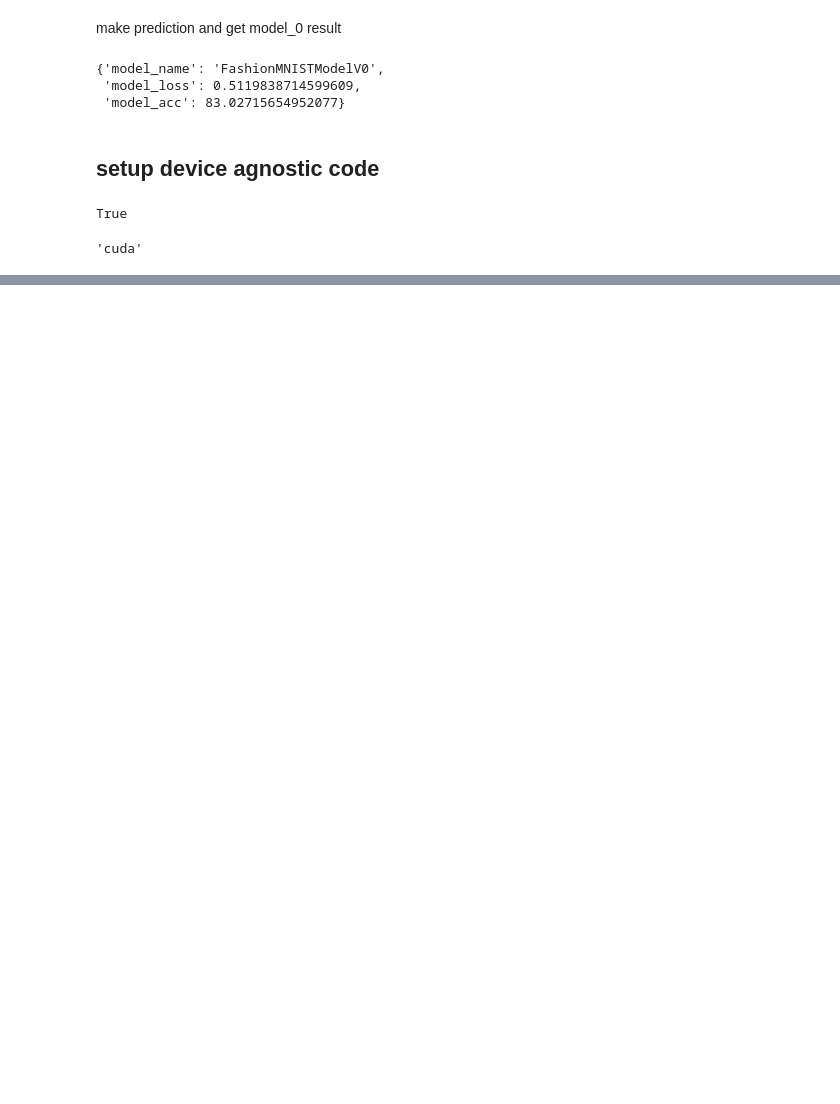
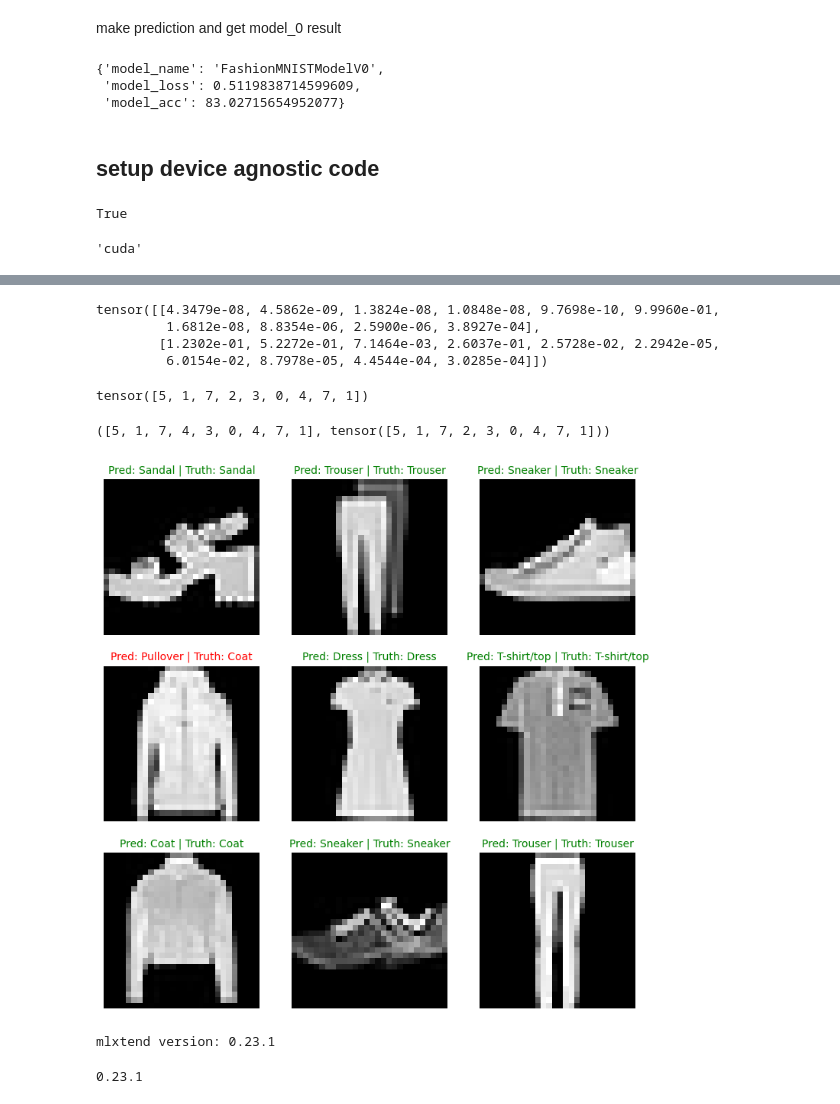
Before and after one commit to worldofaryavart/colab_notebooks, a Jupyter notebook: computervision.ipynb, the cells around one changed output, grey strips where cells are left out. Drawn from its saved outputs; the diff is of its cells as text; code cells hidden in the pictures; blank space fills up the shorter version.

```diff
--- a/computervision.ipynb
+++ b/computervision.ipynb
@@ -423,0 +413,5 @@ device(type='cuda', index=0)
+# %%
+from helper_functions import accuracy_fn
+loss_fn = nn.CrossEntropyLoss()
+optimizer = torch.optim.SGD(params=model_1.parameters(),
+                            lr=0.1)
@@ -423,0 +917,51 @@ device(type='cuda', index=0)
+# %%
+# Make predictions on test samples with model 2
+pred_probs= make_predictions(model=model_2,
+                             data=test_samples)
+
+# View first two prediction probabilities list
+pred_probs[:2]
+# %% [output]
+tensor([[4.3479e-08, 4.5862e-09, 1.3824e-08, 1.0848e-08, 9.7698e-10, 9.9960e-01,
+         1.6812e-08, 8.8354e-06, 2.5900e-06, 3.8927e-04],
+        [1.2302e-01, 5.2272e-01, 7.1464e-03, 2.6037e-01, 2.5728e-02, 2.2942e-05,
+         6.0154e-02, 8.7978e-05, 4.4544e-04, 3.0285e-04]])
+# %%
+# Turn the prediction probabilities into prediction labels by taking the argmax()
+pred_classes = pred_probs.argmax(dim=1)
+pred_classes
+# %% [output]
+tensor([5, 1, 7, 2, 3, 0, 4, 7, 1])
+# %%
+test_labels, pred_classes
+# %% [output]
+([5, 1, 7, 4, 3, 0, 4, 7, 1], tensor([5, 1, 7, 2, 3, 0, 4, 7, 1]))
+# %%
+# Plot predictions
+plt.figure(figsize=(9, 9))
+nrows = 3
+ncols = 3
+for i, sample in enumerate(test_samples):
+  # Create a subplot
+  plt.subplot(nrows, ncols, i+1)
+
+  # Plot the target image
+  plt.imshow(sample.squeeze(), cmap="gray")
+
+  # Find the prediction label (in text form, e.g. "Sandal")
+  pred_label = class_names[pred_classes[i]]
+
+  # Get the truth label (in text form, e.g. "T-shirt")
+  truth_label = class_names[test_labels[i]]
+
+  # Create the title text of the plot
+  title_text = f"Pred: {pred_label} | Truth: {truth_label}"
+
+  # Check for equality and change title colour accordingly
+  if pred_label == truth_label:
+      plt.title(title_text, fontsize=10, c="g") # green text if correct
+  else:
+      plt.title(title_text, fontsize=10, c="r") # red text if wrong
+  plt.axis(False);
+# %% [output]
+[figure, added]
@@ -423,0 +987,19 @@ device(type='cuda', index=0)
+# %%
+# See if torchmetrics exists, if not, install it
+try:
+    import torchmetrics, mlxtend
+    print(f"mlxtend version: {mlxtend.__version__}")
+    assert int(mlxtend.__version__.split(".")[1]) >= 19, "mlxtend verison should be 0.19.0 or higher"
+except:
+    !pip install -q torchmetrics -U mlxtend # <- Note: If you're using Google Colab, this may require restarting the runtime
+    import torchmetrics, mlxtend
+    print(f"mlxtend version: {mlxtend.__version__}")
+# %% [output]
+mlxtend version: 0.23.1
+# %%
+# Import mlxtend upgraded version
+import mlxtend
+print(mlxtend.__version__)
+assert int(mlxtend.__version__.split(".")[1]) >= 19 # should be version 0.19.0 or higher
+# %% [output]
+0.23.1
```
Also changed, not shown: parts of 37 cells of this notebook.
